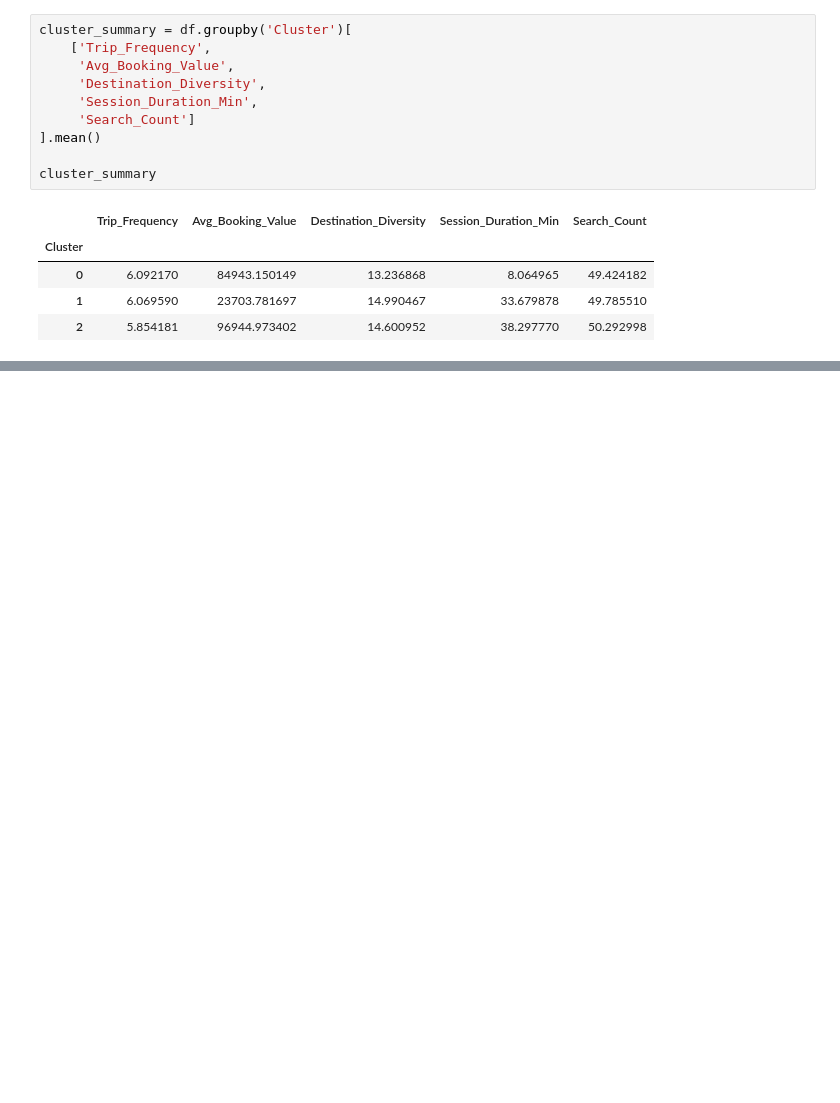
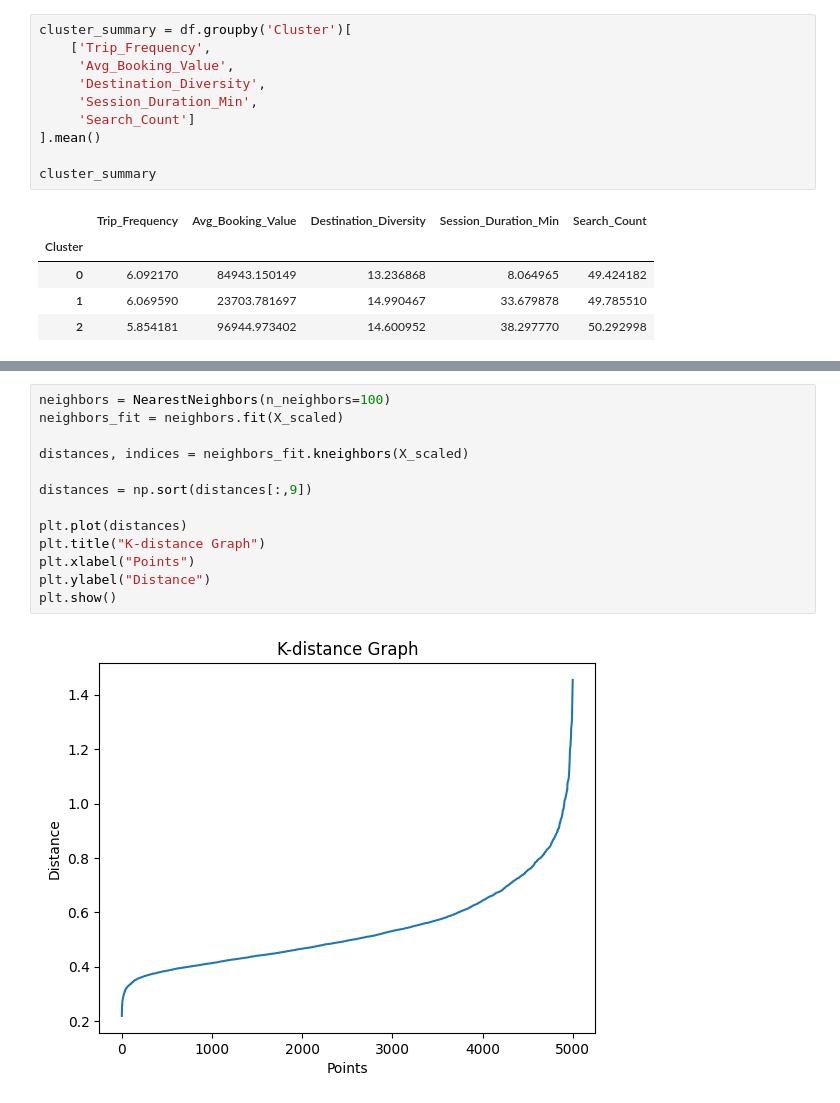
Before and after one commit to arsingla786/AI-project-Delivery_Status_Prediction, a Jupyter notebook: (3)travel_customer_segmentation.ipynb, the cells around one changed output, grey strips where cells are left out. Drawn from its saved outputs; the diff is of its cells as text; blank space fills up the shorter version.

```diff
--- a/(3)travel_customer_segmentation.ipynb
+++ b/(3)travel_customer_segmentation.ipynb
@@ -270,0 +314,15 @@ cluster_summary
+# %%
+neighbors = NearestNeighbors(n_neighbors=100)
+neighbors_fit = neighbors.fit(X_scaled)
+
+distances, indices = neighbors_fit.kneighbors(X_scaled)
+
+distances = np.sort(distances[:,9])
+
+plt.plot(distances)
+plt.title("K-distance Graph")
+plt.xlabel("Points")
+plt.ylabel("Distance")
+plt.show()
+# %% [output]
+[figure, added]
```
Also changed, not shown: parts of 8 cells of this notebook.
